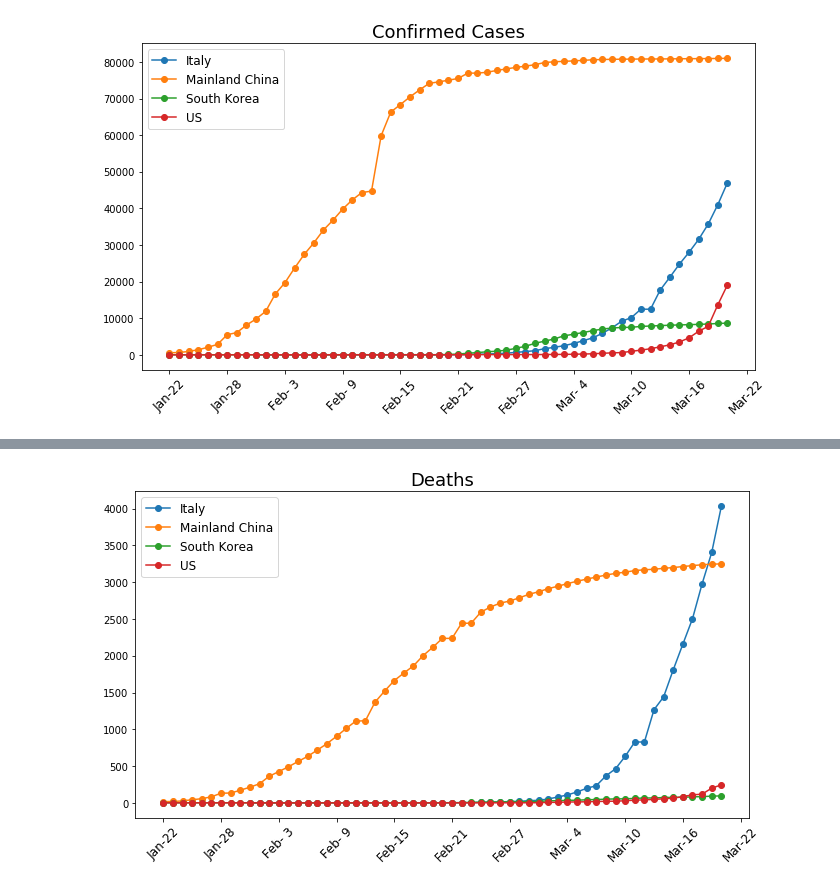
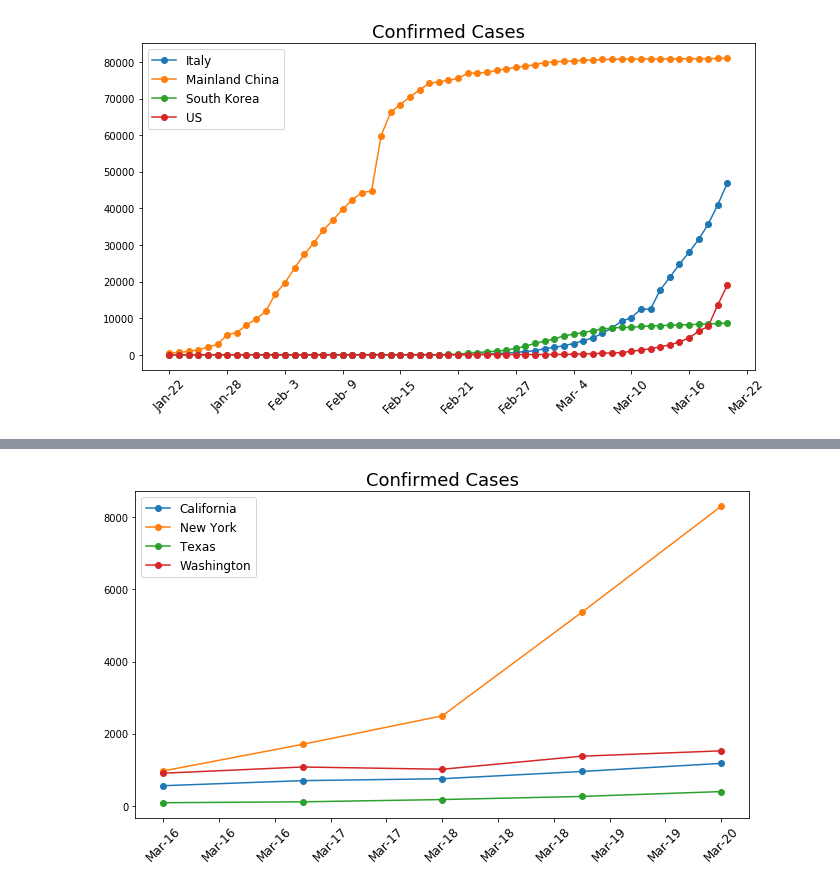
Before and after one commit to ryanthelen/Projects, a Jupyter notebook: Corona Virus Data.ipynb, the cells around one changed output, grey strips where cells are left out. Saved outputs shown, nothing was run; the diff lists cells and outputs as text; code cells hidden in the pictures.

```diff
--- a/Corona Virus Data.ipynb
+++ b/Corona Virus Data.ipynb
@@ -116,3 +177,8 @@ plt.xticks(rotation=45, fontsize=12)
 plt.show()
 # %% [output]
 [figure]
+# %%
+import datetime as dt
+
+states=daily.groupby(['Country','Province/State','Date']).Confirmed.sum().loc['US',['Washington','New York','California','Texas']].unstack(level=1).reset_index().set_index('Date').drop(columns='Country').sort_index()
+states.loc[states.index>dt.datetime.today()-dt.timedelta(days=7)]
@@ -119,20 +193,20 @@ plt.show()
 # %%
 import matplotlib.pyplot as plt
 import matplotlib.dates as mdates
+import datetime as dt
 months = mdates.MonthLocator()
 months_fmt = mdates.DateFormatter('%b-%e')
 
 
-confirm=daily.groupby(['Country','Date']).Deaths.sum().loc[(['US','Italy','South Korea','Mainland China'])].unstack(level=0)
-
+confirm=states.loc[states.index>dt.datetime.today()-dt.timedelta(days=7)]
 fig,ax=plt.subplots(figsize=(11,6))
 ax.plot(confirm,marker='o')
 
-plt.title('Deaths',fontdict={'fontsize':18})
+plt.title('Confirmed Cases',fontdict={'fontsize':18})
 ax.legend(confirm.columns, loc=2, fontsize=12)
 ax.xaxis.set_major_locator(plt.MaxNLocator(12))
 ax.xaxis.set_major_formatter(months_fmt)
 plt.xticks(rotation=45, fontsize=12)
 plt.show()
 # %% [output]
-[figure, old version]
+[figure, new version]
```
Also changed, not shown: parts of 7 cells of this notebook.
